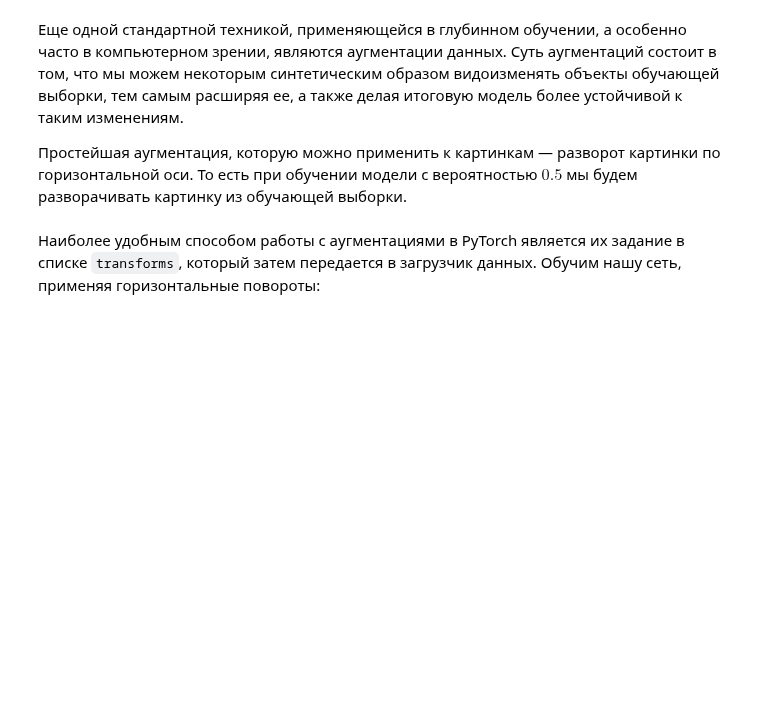
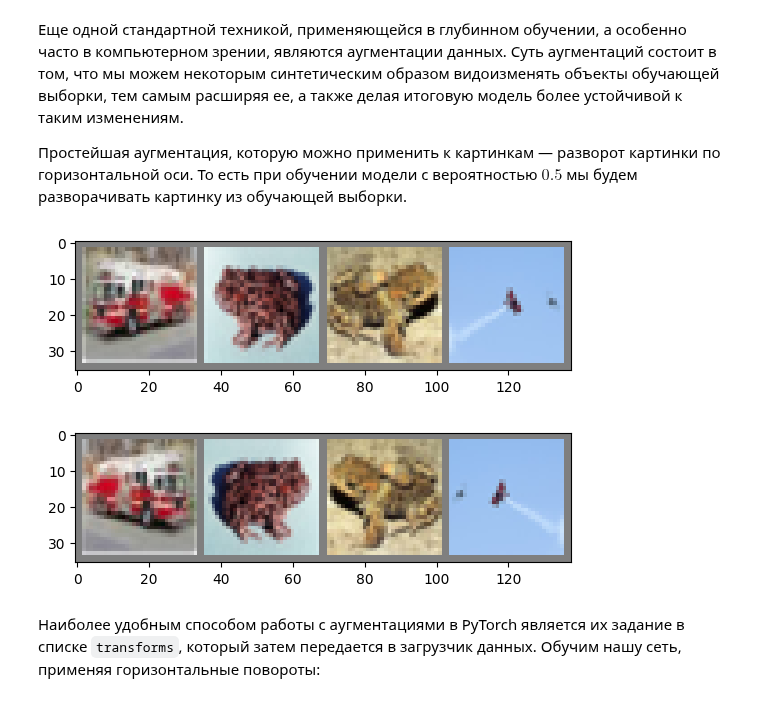
Before and after one commit to r42arty/hse, a Jupyter notebook: mod4/DL/DL_2.ipynb, the cells around one changed output. Drawn from its saved outputs; the diff is of its cells as text; code cells hidden in the pictures; blank space fills up the shorter version.

```diff
--- a/mod4/DL/DL_2.ipynb
+++ b/mod4/DL/DL_2.ipynb
@@ -298,11 +492,14 @@ Your answers here:
 Простейшая аугментация, которую можно применить к картинкам — разворот картинки по горизонтальной оси. То есть при обучении модели с вероятностью $0.5$ мы будем разворачивать картинку из обучающей выборки.
 # %%
 dataiter = iter(train_loader)
-images, labels = dataiter.next()
+images, labels = next(dataiter)
 
 imshow(torchvision.utils.make_grid(images[:4]))
 
 imshow(torchvision.utils.make_grid(transforms.functional.hflip(images[:4])))
+# %% [output]
+[figure, added]
+[figure, added]
 # %% [markdown]
 Наиболее удобным способом работы с аугментациями в PyTorch является их задание в списке <code>transforms</code>, который затем передается в загрузчик данных. Обучим нашу сеть, применяя горизонтальные повороты:
 # %%
```
Also changed, not shown: parts of 29 cells of this notebook.
